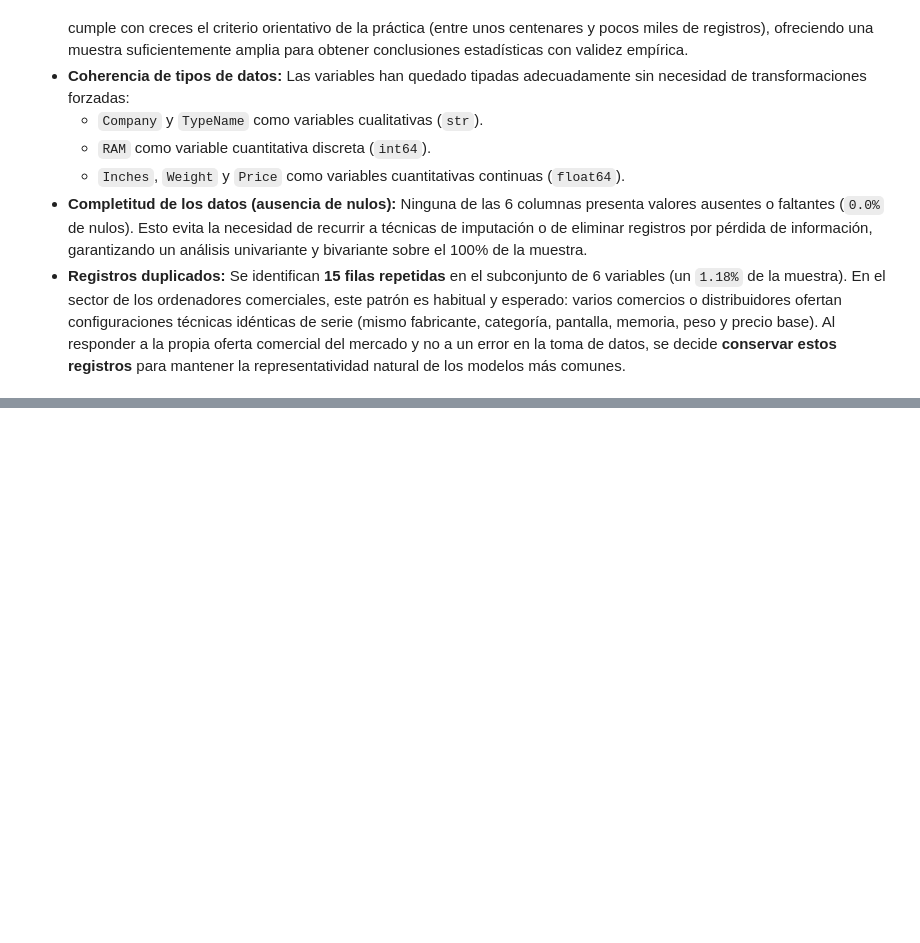
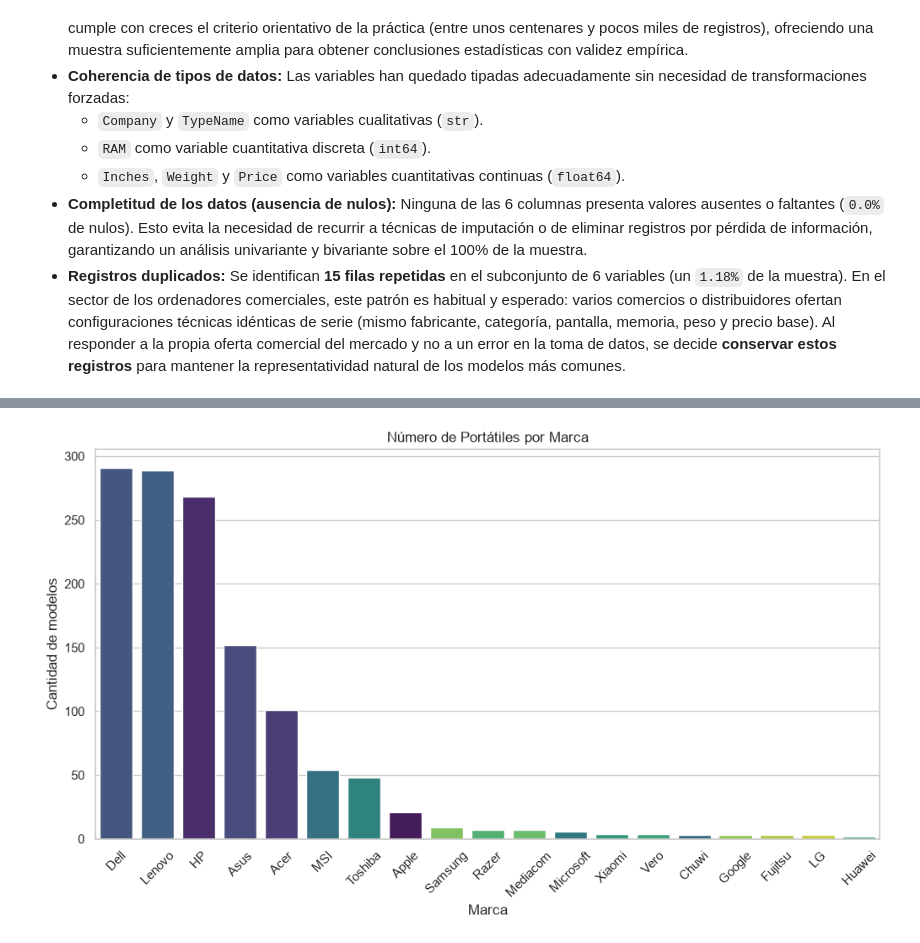
Before and after one commit to t8rx/fundamentos-de-datos, a Jupyter notebook: pl1_ciencia_datos.ipynb, the cells around one changed output, grey strips where cells are left out. Drawn from its saved outputs; the diff is of its cells as text; code cells hidden in the pictures; blank space fills up the shorter version.

```diff
--- a/pl1_ciencia_datos.ipynb
+++ b/pl1_ciencia_datos.ipynb
@@ -108,0 +135,13 @@ A la vista de los resultados obtenidos en la inspección inicial, se destacan lo
+# %%
+plt.figure(figsize=(12, 6))
+orden_marcas = df_sub['Company'].value_counts().index
+
+sns.countplot(data=df_sub, x='Company', order=orden_marcas, hue='Company', palette='viridis', legend=False)
+
+plt.title('Número de Portátiles por Marca')
+plt.xlabel('Marca')
+plt.ylabel('Cantidad de modelos')
+plt.xticks(rotation=45)
+plt.show()
+# %% [output]
+[figure, added]
```
Also changed, not shown: parts of 4 cells of this notebook.
